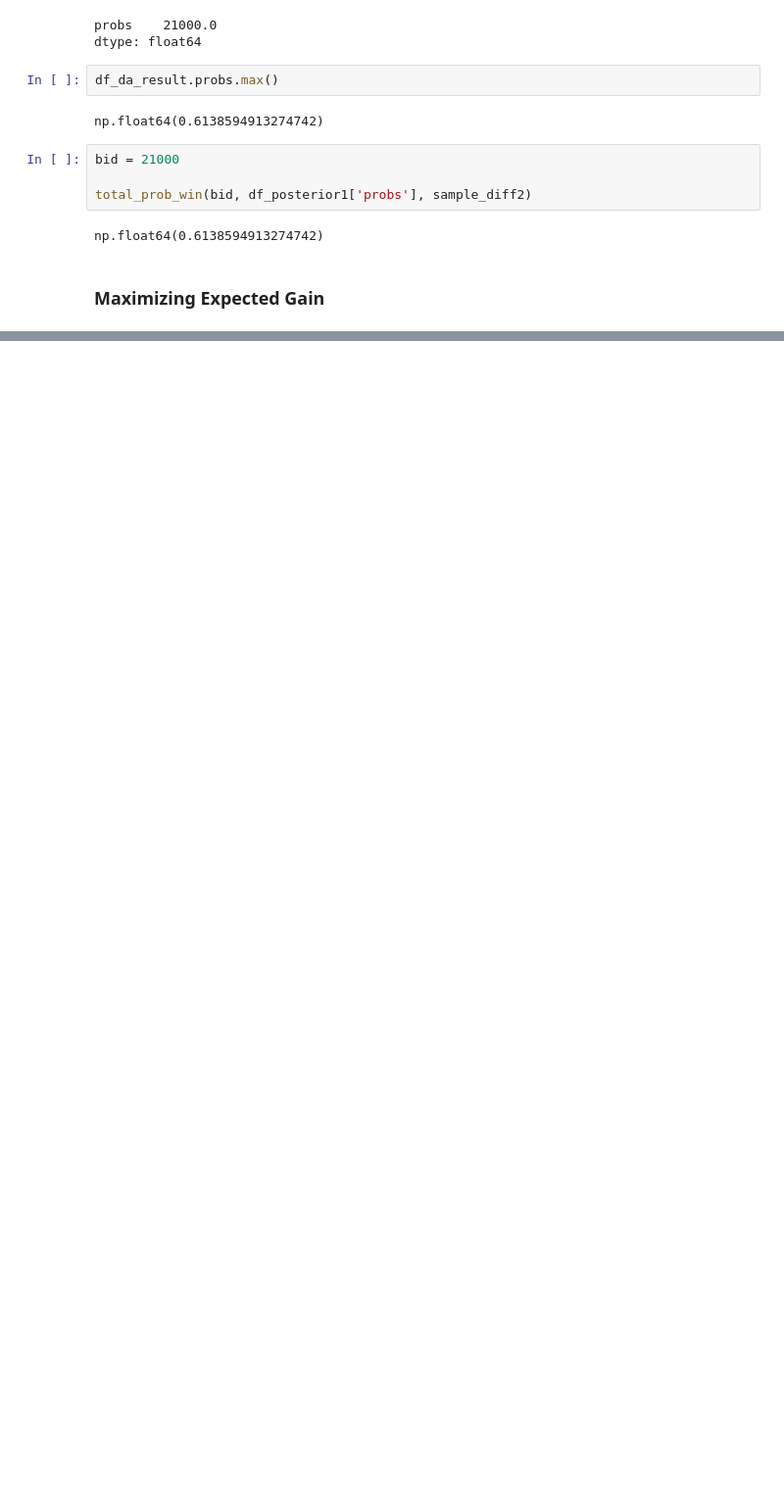
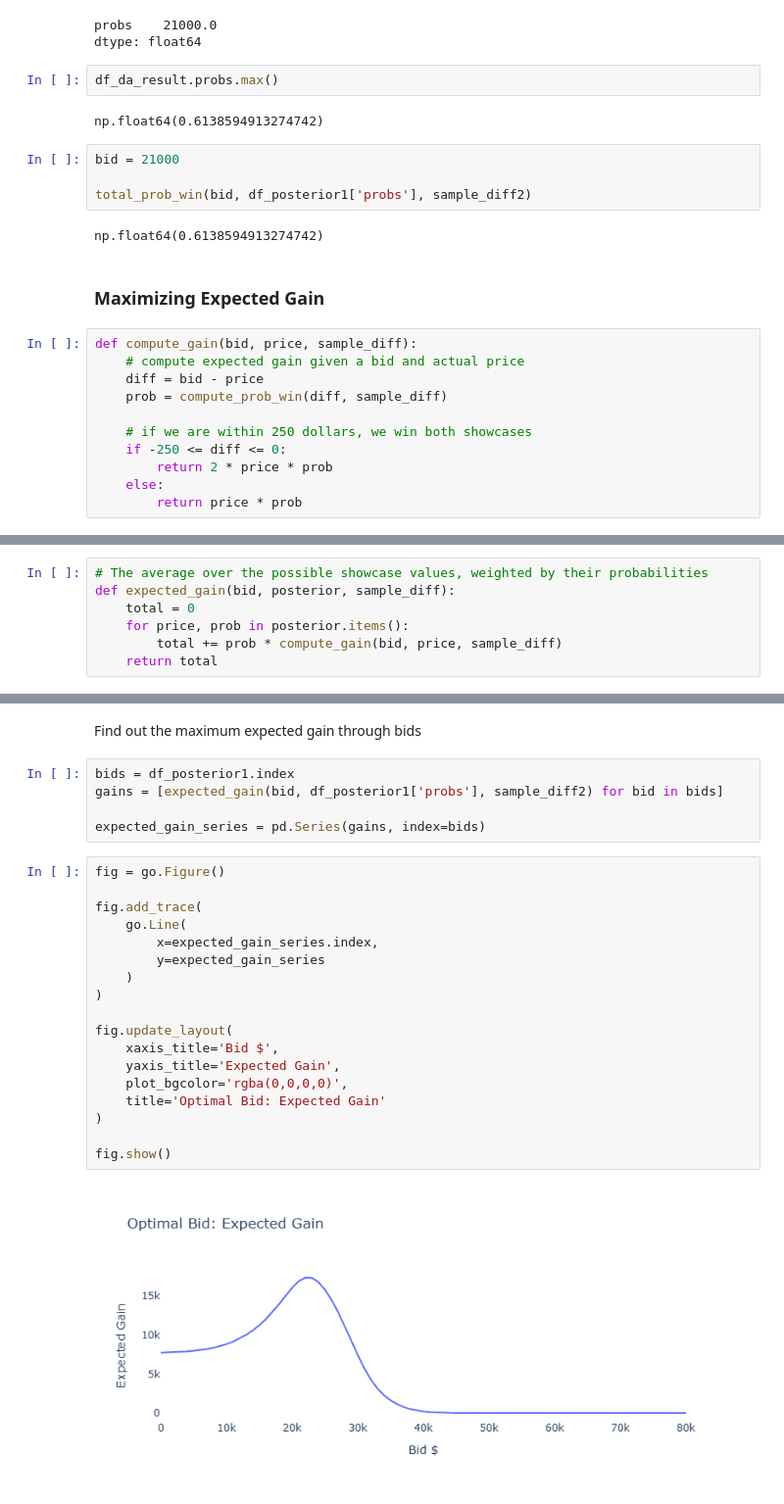
Before and after one commit to luckyp71/think_bayes, a Jupyter notebook: exp6.ipynb, the cells around one changed output, grey strips where cells are left out. Shown: that part at 98% size. Drawn from its saved outputs; the diff is of its cells as text; blank space fills up the shorter version.

```diff
--- a/exp6.ipynb
+++ b/exp6.ipynb
@@ -502,3 +499,14 @@ total_prob_win(bid, df_posterior1['probs'], sample_diff2)
 np.float64(0.6138594913274742)
 # %% [markdown]
 ### Maximizing Expected Gain
+# %%
+def compute_gain(bid, price, sample_diff):
+    # compute expected gain given a bid and actual price
+    diff = bid - price
+    prob = compute_prob_win(diff, sample_diff)
+
+    # if we are within 250 dollars, we win both showcases
+    if -250 <= diff <= 0:
+        return 2 * price * prob
+    else:
+        return price * prob
@@ -504,0 +521,7 @@ np.float64(0.6138594913274742)
+# %%
+# The average over the possible showcase values, weighted by their probabilities
+def expected_gain(bid, posterior, sample_diff):
+    total = 0
+    for price, prob in posterior.items():
+        total += prob * compute_gain(bid, price, sample_diff)
+    return total
@@ -504,0 +532,27 @@ np.float64(0.6138594913274742)
+# %% [markdown]
+Find out the maximum expected gain through bids
+# %%
+bids = df_posterior1.index
+gains = [expected_gain(bid, df_posterior1['probs'], sample_diff2) for bid in bids]
+
+expected_gain_series = pd.Series(gains, index=bids)
+# %%
+fig = go.Figure()
+
+fig.add_trace(
+    go.Line(
+        x=expected_gain_series.index,
+        y=expected_gain_series
+    )
+)
+
+fig.update_layout(
+    xaxis_title='Bid $',
+    yaxis_title='Expected Gain',
+    plot_bgcolor='rgba(0,0,0,0)',
+    title='Optimal Bid: Expected Gain'
+)
+
+fig.show()
+# %% [output]
+[figure, added]
```
Also changed, not shown: parts of 8 cells of this notebook.
